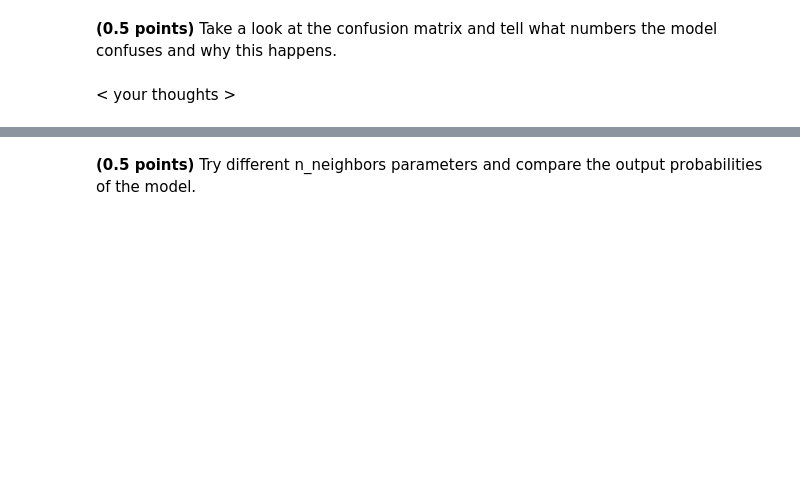
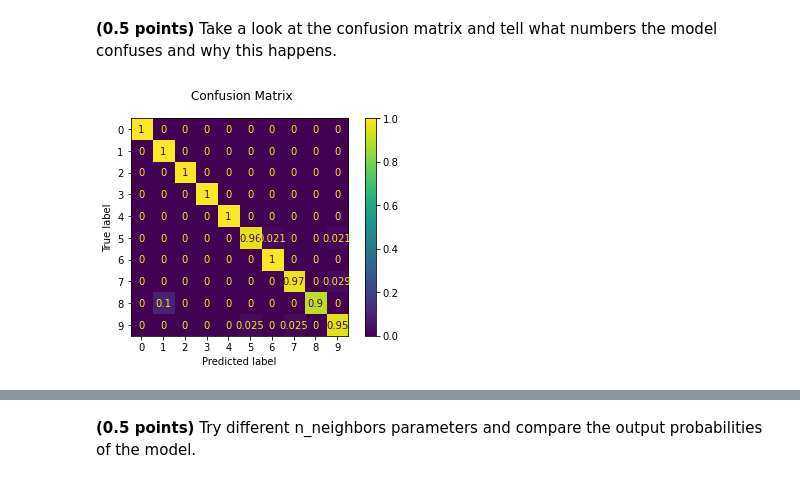
Before and after one commit to githubjeka/ml-intro, a Jupyter notebook: hw_classification.ipynb, the cells around one changed output, grey strips where cells are left out. Cells and saved outputs as stored; diff of their text form; code cells hidden in the pictures; blank space fills up the shorter version.

```diff
--- a/hw_classification.ipynb
+++ b/hw_classification.ipynb
@@ -426,6 +484,15 @@ class CustomKNeighborsClassifier:
         """
         # <your code>
         pass
+# %%
+model = CustomKNeighborsClassifier(n_neighbors=5, weights='distance')
+knn = KNeighborsClassifier(n_neighbors=5, weights='distance')
+X, y = datasets.load_digits(n_class=10, return_X_y=True)
+X_train, X_test, y_train, y_test = train_test_split(X, y, test_size=0.2, shuffle=True, random_state=42)
+model.fit(X_train, y_train)
+knn.fit(X_train, list(map(str, y_train)))
+model.predict_proba(X_test)
+# print(model.predict_proba(X_test), knn.predict_proba(X_test))
 # %%
 model = CustomKNeighborsClassifier(n_neighbors=5, weights='distance')
 knn = KNeighborsClassifier(n_neighbors=5, weights='distance')
@@ -462,5 +533,7 @@ assert train_acc == 1
 assert test_acc > 0.98
 # %% [markdown]
 **(0.5 points)** Take a look at the confusion matrix and tell what numbers the model confuses and why this happens.
-# %% [markdown]
-< your thoughts >
+# %%
+train_acc, test_acc = fit_evaluate(knn, X_train, y_train, X_test, y_test)
+# %% [output]
+[figure, added]
```
Also changed, not shown: parts of 19 cells of this notebook.
